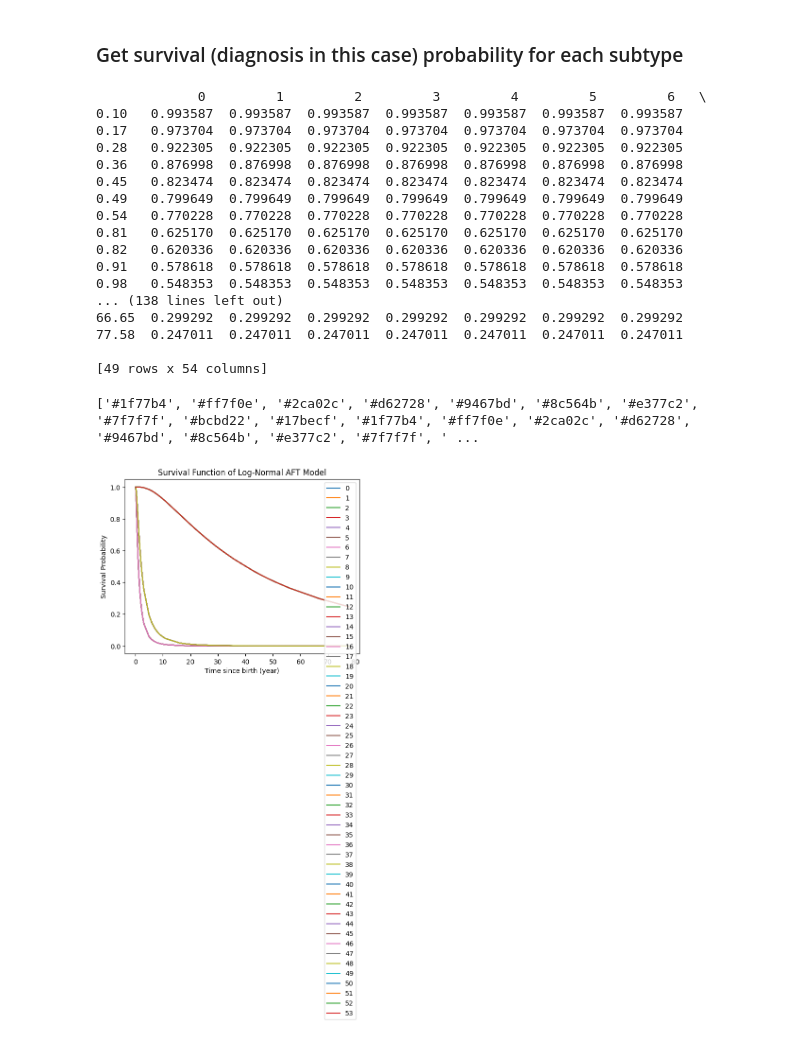
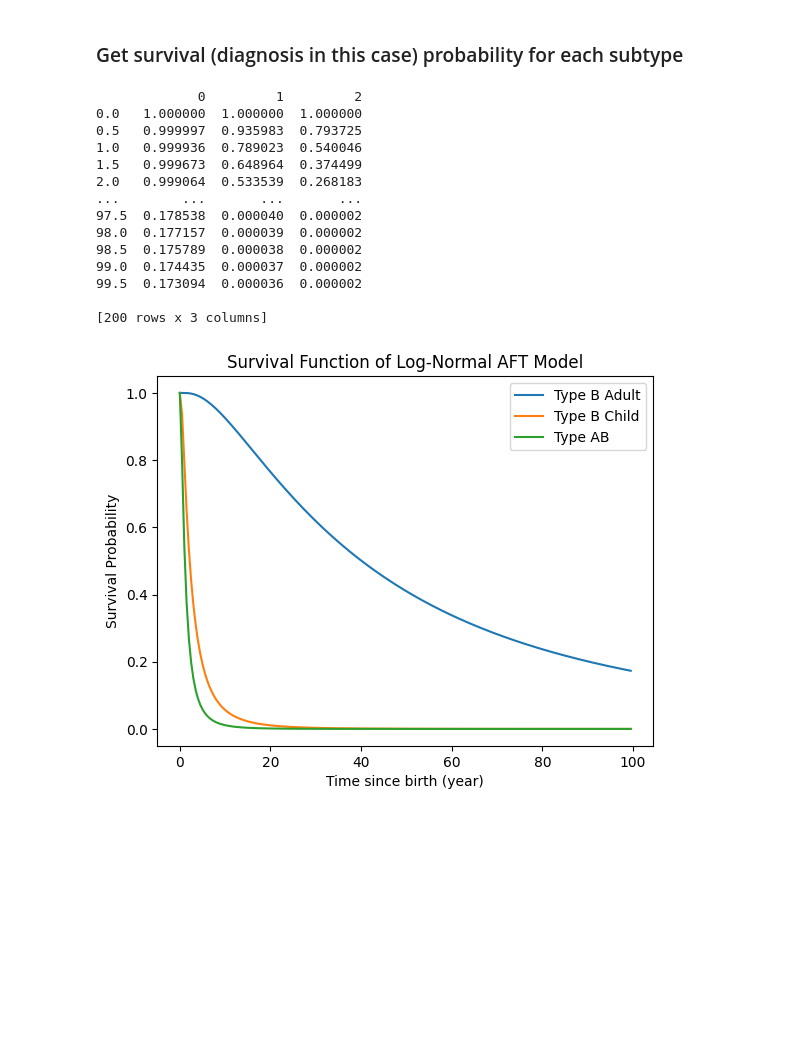
Before and after one commit to davidzhao1015/survival-analysis-case-example, a Jupyter notebook: survival-analysis-ASMD-example.ipynb, the cells around one changed output. Cells and saved outputs as stored; diff of their text form; code cells hidden in the pictures; blank space fills up the shorter version.

```diff
--- a/survival-analysis-ASMD-example.ipynb
+++ b/survival-analysis-ASMD-example.ipynb
@@ -190,46 +203,40 @@ survival_probs = lognorm_aft.predict_survival_function(diagnosis_age_df[['Time s
+# %%
+# Prepare a dataframe for prediction
+new_data = pd.DataFrame({'AB': [0, 0, 1],  # Type B adult, Type B child, Type AB
+                         'CH': [0, 1, 0]})
+
+# Predict the survival function at 0 to 100 years
+future_times = list(np.arange(0, 100, 0.5))
+
+# Predict the survival function
+survival_probs = lognorm_aft.predict_survival_function(new_data[['AB', 'CH']], times=future_times)
 # %%
 print(survival_probs)
 # %% [output]
-             0         1         2         3         4         5         6   \
-0.10   0.993587  0.993587  0.993587  0.993587  0.993587  0.993587  0.993587
-0.17   0.973704  0.973704  0.973704  0.973704  0.973704  0.973704  0.973704
-0.28   0.922305  0.922305  0.922305  0.922305  0.922305  0.922305  0.922305
-0.36   0.876998  0.876998  0.876998  0.876998  0.876998  0.876998  0.876998
-0.45   0.823474  0.823474  0.823474  0.823474  0.823474  0.823474  0.823474
-0.49   0.799649  0.799649  0.799649  0.799649  0.799649  0.799649  0.799649
-0.54   0.770228  0.770228  0.770228  0.770228  0.770228  0.770228  0.770228
-0.81   0.625170  0.625170  0.625170  0.625170  0.625170  0.625170  0.625170
-0.82   0.620336  0.620336  0.620336  0.620336  0.620336  0.620336  0.620336
-0.91   0.578618  0.578618  0.578618  0.578618  0.578618  0.578618  0.578618
-0.98   0.548353  0.548353  0.548353  0.548353  0.548353  0.548353  0.548353
-... (138 lines left out)
-66.65  0.299292  0.299292  0.299292  0.299292  0.299292  0.299292  0.299292
-77.58  0.247011  0.247011  0.247011  0.247011  0.247011  0.247011  0.247011
+             0         1         2
+0.0   1.000000  1.000000  1.000000
+0.5   0.999997  0.935983  0.793725
+1.0   0.999936  0.789023  0.540046
+1.5   0.999673  0.648964  0.374499
+2.0   0.999064  0.533539  0.268183
+...        ...       ...       ...
+97.5  0.178538  0.000040  0.000002
+98.0  0.177157  0.000039  0.000002
+98.5  0.175789  0.000038  0.000002
+99.0  0.174435  0.000037  0.000002
+99.5  0.173094  0.000036  0.000002
 
-[49 rows x 54 columns]
+[200 rows x 3 columns]
-# %%
-# Plot the survival function
-ax_lognormal = survival_probs.plot(legend=False)
-
-# # Extract the actual line colors from the plotted curves
-# lines = ax_lognormal.get_lines()  # Get line objects from the plot
-# curve_colors = [line.get_color() for line in lines]  # Extract colors from curves
-# print(curve_colors)
-
-# # Define manual legend labels
-# custom_labels = ["Subtype A", "Subtype B", "Subtype C"]
-
-# # Create a custom legend with correct colors
-# custom_legend = [plt.Line2D([0], [0], color=curve_colors[i], lw=2) for i in range(len(custom_labels))]
-
-# # Set the legend with correct colors
-# ax.legend(custom_legend, custom_labels, title="Subtypes")
-
-
-plt.title("Survival Function of Log-Normal AFT Model")
-plt.ylabel("Survival Probability")
-plt.xlabel("Time since birth (year)")
-plt.show()
-# %% [output]
-['#1f77b4', '#ff7f0e', '#2ca02c', '#d62728', '#9467bd', '#8c564b', '#e377c2', '#7f7f7f', '#bcbd22', '#17becf', '#1f77b4', '#ff7f0e', '#2ca02c', '#d62728', '#9467bd', '#8c564b', '#e377c2', '#7f7f7f', ' ...
-[figure, removed]
+# %%
+# Plot the survival function
+ax_lognormal = survival_probs.plot(legend=True)
+
+# Rename legend
+ax_lognormal.legend(['Type B Adult', 'Type B Child', 'Type AB'])
+
+plt.title("Survival Function of Log-Normal AFT Model")
+plt.ylabel("Survival Probability")
+plt.xlabel("Time since birth (year)")
+plt.show()
+# %% [output]
+[figure, added]
```
Also changed, not shown: parts of 4 cells of this notebook, 2 other files.
